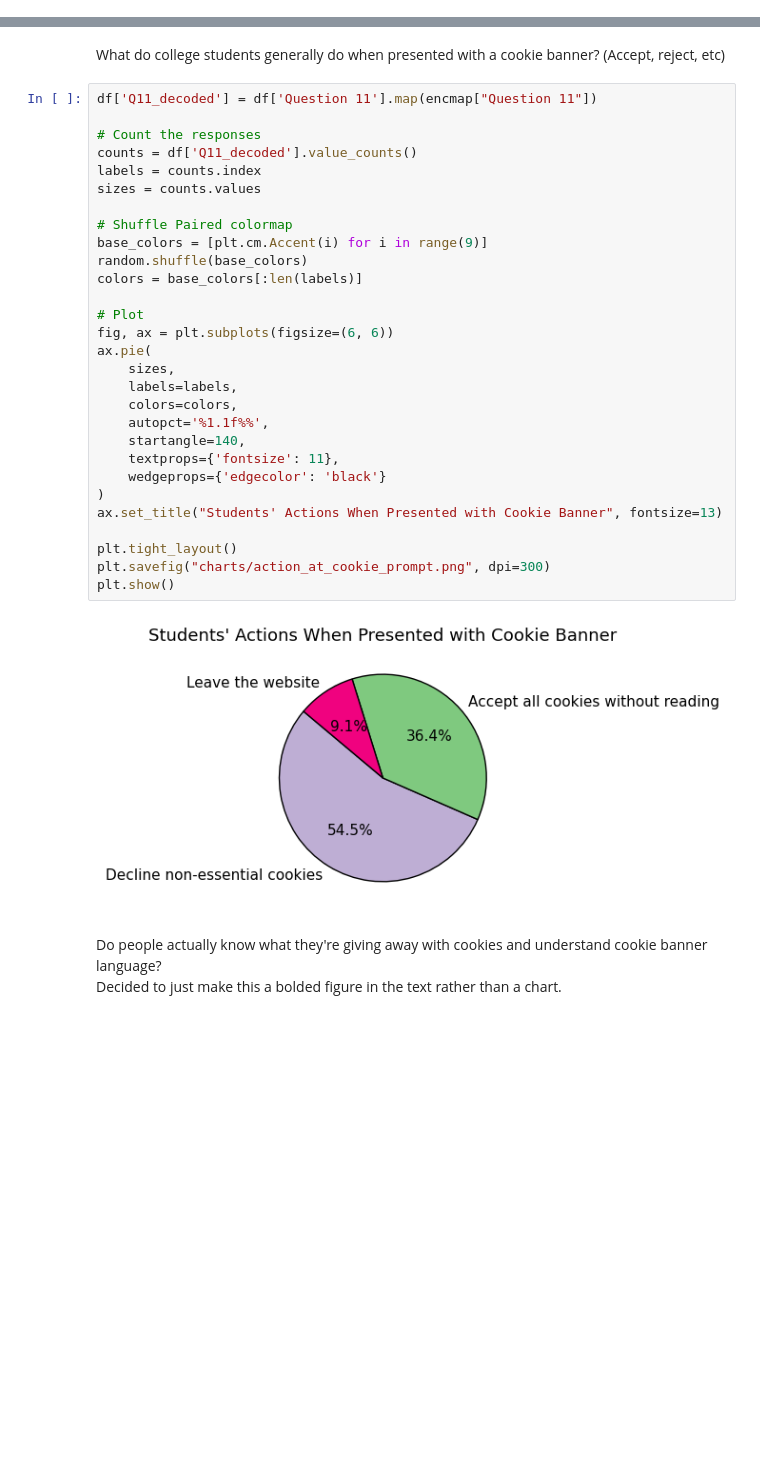
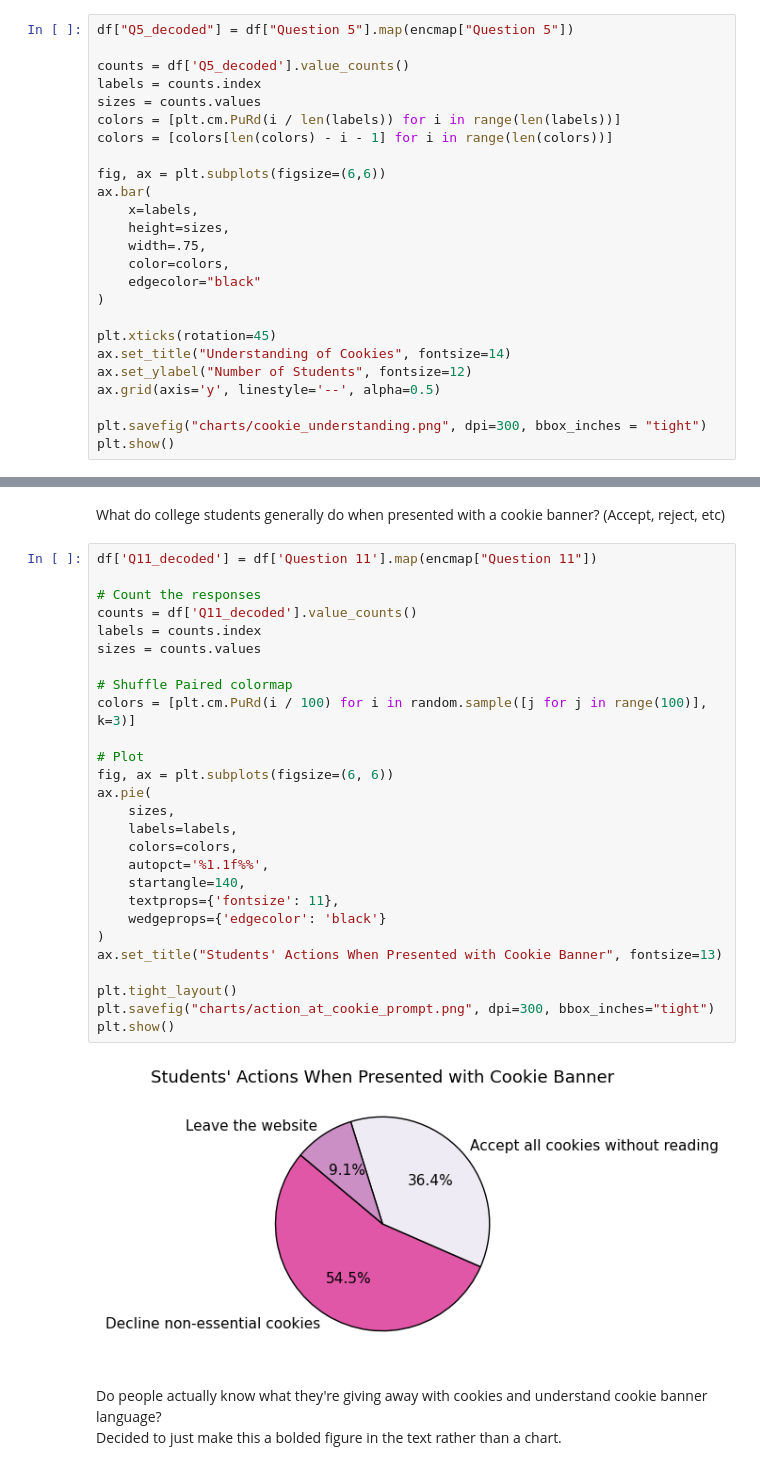
Before and after one commit to TheShai81/data259-cookies, a Jupyter notebook: scripts/visualizations.ipynb, the cells around one changed output, grey strips where cells are left out. Saved outputs shown, nothing was run; the diff lists cells and outputs as text; blank space fills up the shorter version.

```diff
--- a/scripts/visualizations.ipynb
+++ b/scripts/visualizations.ipynb
@@ -160,0 +170,25 @@ plt.show()
+# %%
+df["Q5_decoded"] = df["Question 5"].map(encmap["Question 5"])
+
+counts = df['Q5_decoded'].value_counts()
+labels = counts.index
+sizes = counts.values
+colors = [plt.cm.PuRd(i / len(labels)) for i in range(len(labels))]
+colors = [colors[len(colors) - i - 1] for i in range(len(colors))]
+
+fig, ax = plt.subplots(figsize=(6,6))
+ax.bar(
+    x=labels,
+    height=sizes,
+    width=.75,
+    color=colors,
+    edgecolor="black"
+)
+
+plt.xticks(rotation=45)
+ax.set_title("Understanding of Cookies", fontsize=14)
+ax.set_ylabel("Number of Students", fontsize=12)
+ax.grid(axis='y', linestyle='--', alpha=0.5)
+
+plt.savefig("charts/cookie_understanding.png", dpi=300, bbox_inches = "tight")
+plt.show()
@@ -192,34 +228,32 @@ What do college students generally do when presented with a cookie banner? (Acce
 # %%
 df['Q11_decoded'] = df['Question 11'].map(encmap["Question 11"])
 
 # Count the responses
 counts = df['Q11_decoded'].value_counts()
 labels = counts.index
 sizes = counts.values
 
 # Shuffle Paired colormap
-base_colors = [plt.cm.Accent(i) for i in range(9)]
-random.shuffle(base_colors)
-colors = base_colors[:len(labels)]
+colors = [plt.cm.PuRd(i / 100) for i in random.sample([j for j in range(100)], k=3)]
 
 # Plot
 fig, ax = plt.subplots(figsize=(6, 6))
 ax.pie(
     sizes,
     labels=labels,
     colors=colors,
     autopct='%1.1f%%',
     startangle=140,
     textprops={'fontsize': 11},
     wedgeprops={'edgecolor': 'black'}
 )
 ax.set_title("Students' Actions When Presented with Cookie Banner", fontsize=13)
 
 plt.tight_layout()
-plt.savefig("charts/action_at_cookie_prompt.png", dpi=300)
+plt.savefig("charts/action_at_cookie_prompt.png", dpi=300, bbox_inches="tight")
 plt.show()
 # %% [output]
-[figure, old version]
+[figure, new version]
 # %% [markdown]
 Do people actually know what they're giving away with cookies and understand cookie banner language? <br/>
 Decided to just make this a bolded figure in the text rather than a chart.
```
Also changed, not shown: parts of 3 cells of this notebook.
